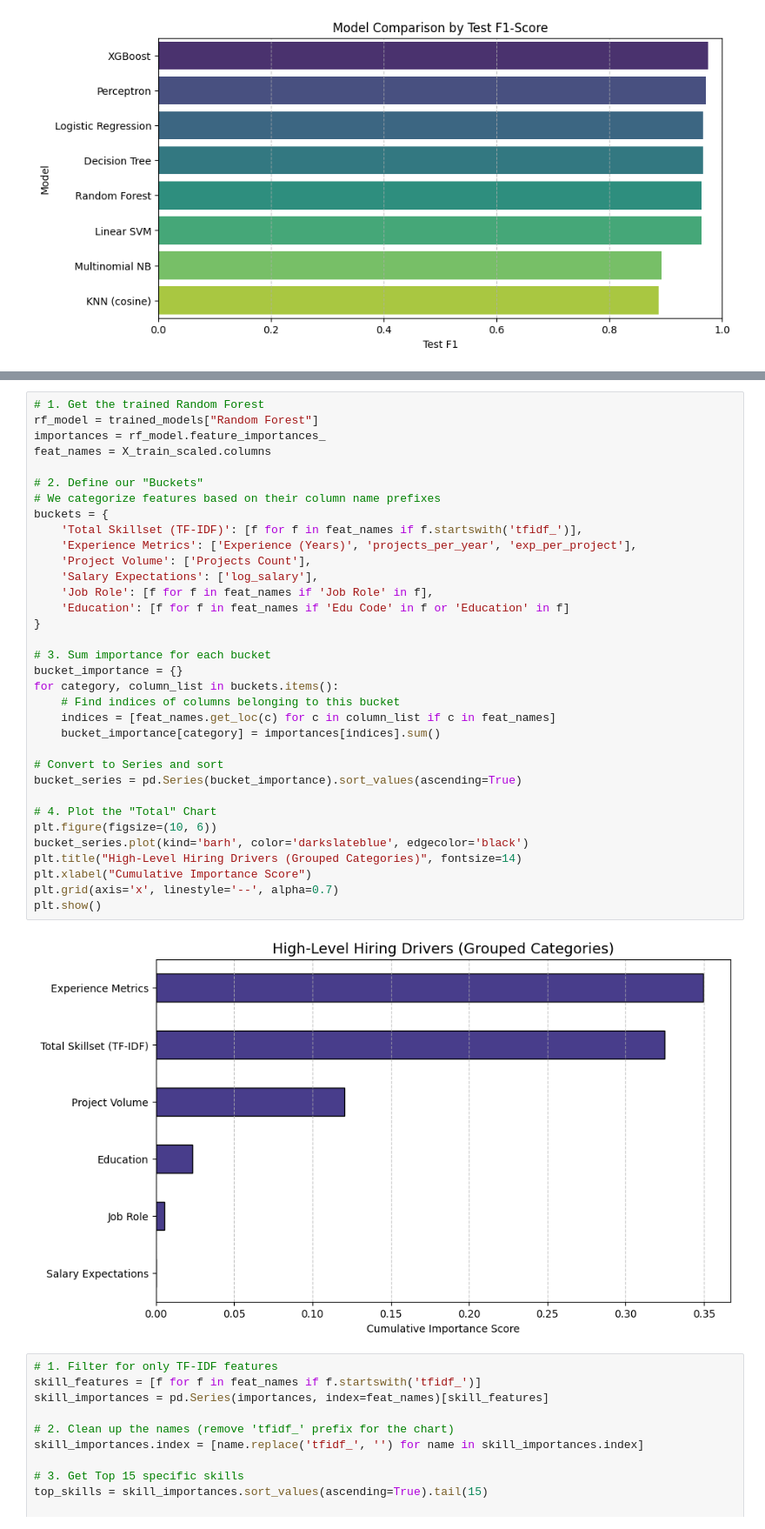
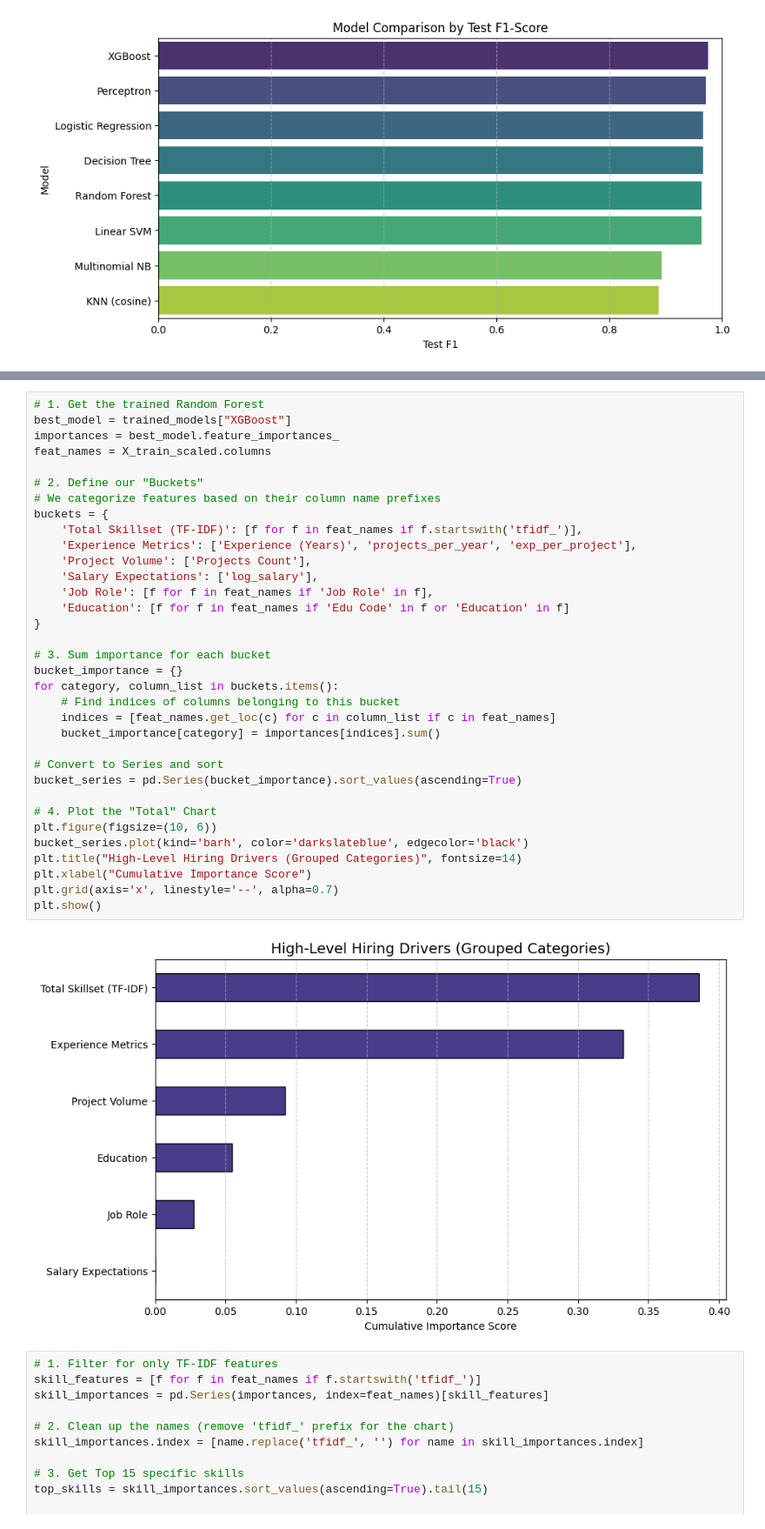
Before and after one commit to Jiaze-G/resume-hiring-prediction-ml, a Jupyter notebook: Modeling_and_Evaluation.ipynb, the cells around one changed output, grey strips where cells are left out. Shown at 87% size. Drawn from its saved outputs; the diff is of its cells as text.

```diff
--- a/Modeling_and_Evaluation.ipynb
+++ b/Modeling_and_Evaluation.ipynb
@@ -229,39 +230,39 @@ plt.show()
 # %%
 # 1. Get the trained Random Forest
-rf_model = trained_models["Random Forest"]
-importances = rf_model.feature_importances_
+best_model = trained_models["XGBoost"]
+importances = best_model.feature_importances_
 feat_names = X_train_scaled.columns
 
 # 2. Define our "Buckets"
 # We categorize features based on their column name prefixes
 buckets = {
     'Total Skillset (TF-IDF)': [f for f in feat_names if f.startswith('tfidf_')],
     'Experience Metrics': ['Experience (Years)', 'projects_per_year', 'exp_per_project'],
     'Project Volume': ['Projects Count'],
     'Salary Expectations': ['log_salary'],
     'Job Role': [f for f in feat_names if 'Job Role' in f],
     'Education': [f for f in feat_names if 'Edu Code' in f or 'Education' in f]
 }
 
 # 3. Sum importance for each bucket
 bucket_importance = {}
 for category, column_list in buckets.items():
     # Find indices of columns belonging to this bucket
     indices = [feat_names.get_loc(c) for c in column_list if c in feat_names]
     bucket_importance[category] = importances[indices].sum()
 
 # Convert to Series and sort
 bucket_series = pd.Series(bucket_importance).sort_values(ascending=True)
 
 # 4. Plot the "Total" Chart
 plt.figure(figsize=(10, 6))
 bucket_series.plot(kind='barh', color='darkslateblue', edgecolor='black')
 plt.title("High-Level Hiring Drivers (Grouped Categories)", fontsize=14)
 plt.xlabel("Cumulative Importance Score")
 plt.grid(axis='x', linestyle='--', alpha=0.7)
 plt.show()
 # %% [output]
-[figure, old version]
+[figure, new version]
 # %%
 # 1. Filter for only TF-IDF features
 skill_features = [f for f in feat_names if f.startswith('tfidf_')]
```
Also changed, not shown: parts of 5 cells of this notebook.
